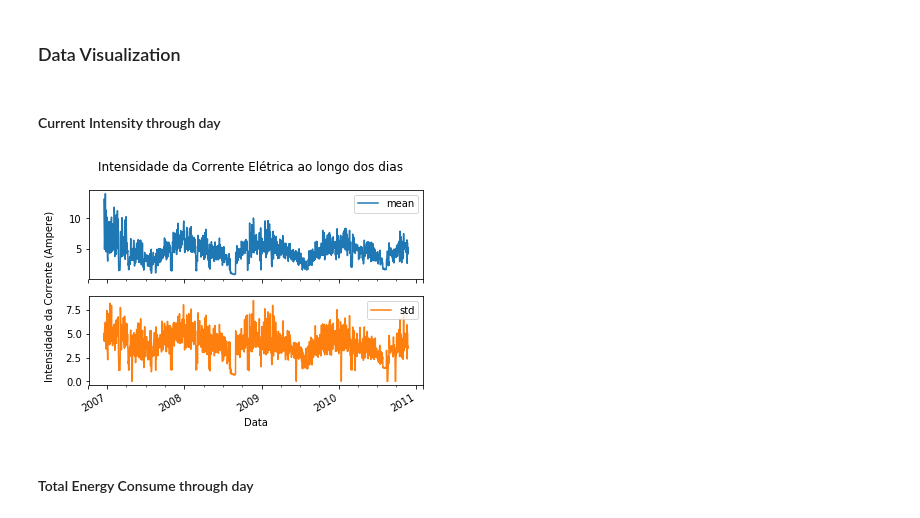
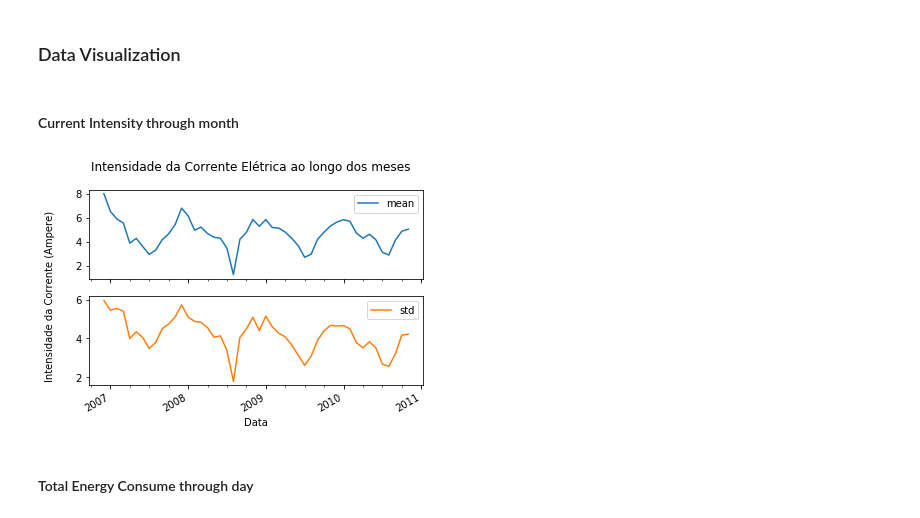
Before and after one commit to jycaraujo/INF1032-T2, a Jupyter notebook: T2.1.ipynb, the cells around one changed output. Drawn from its saved outputs; the diff is of its cells as text; code cells hidden in the pictures.

```diff
--- a/T2.1.ipynb
+++ b/T2.1.ipynb
@@ -119,20 +119,20 @@ Como descrito nas informações do dataset, cerca de 1.25% das instâncias cont
 # %% [markdown]
 ### Data Visualization
 # %% [markdown]
-#### Current Intensity through day
+#### Current Intensity through month
 # %%
 # Convenience method for frequency conversion and resampling of time series.
 # https://pandas.pydata.org/pandas-docs/stable/generated/pandas.DataFrame.resample.html
 # %%
-r = df.Global_intensity.resample('D').agg(['mean', 'std'])
-r.plot(subplots = True, title='Intensidade da Corrente Elétrica ao longo dos dias')
+r = df.Global_intensity.resample('M').agg(['mean', 'std'])
+r.plot(subplots = True, title='Intensidade da Corrente Elétrica ao longo dos meses')
 plt.xlabel('Data')
 plt.ylabel('Intensidade da Corrente (Ampere)')
 ax = plt.gca()
 ax.yaxis.set_label_coords(-0.1, 1.0)
 plt.show()
 # %% [output]
-[figure, old version]
+[figure, new version]
 # %% [markdown]
 #### Total Energy Consume through day
 # %%
```
Also changed, not shown: parts of 9 cells of this notebook.
